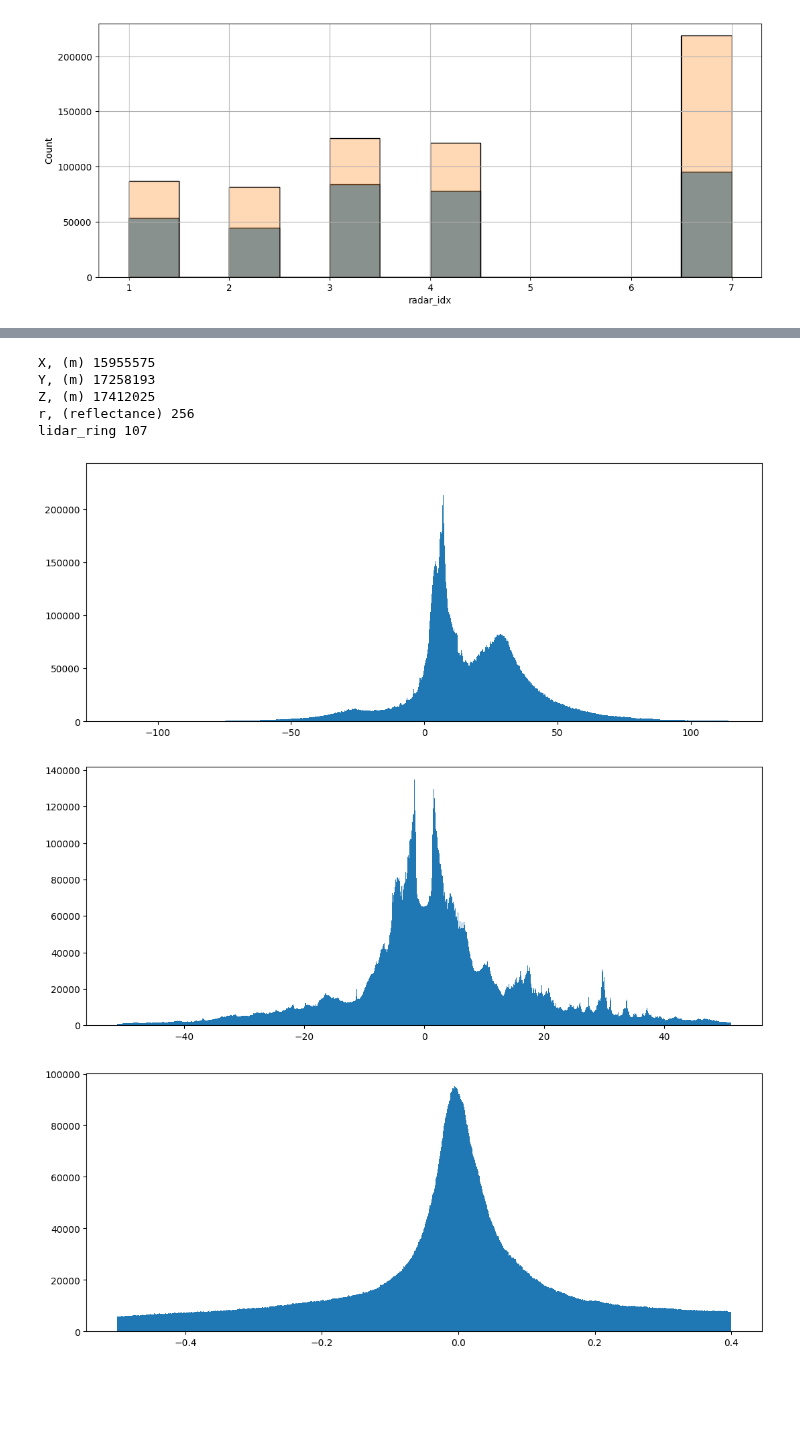
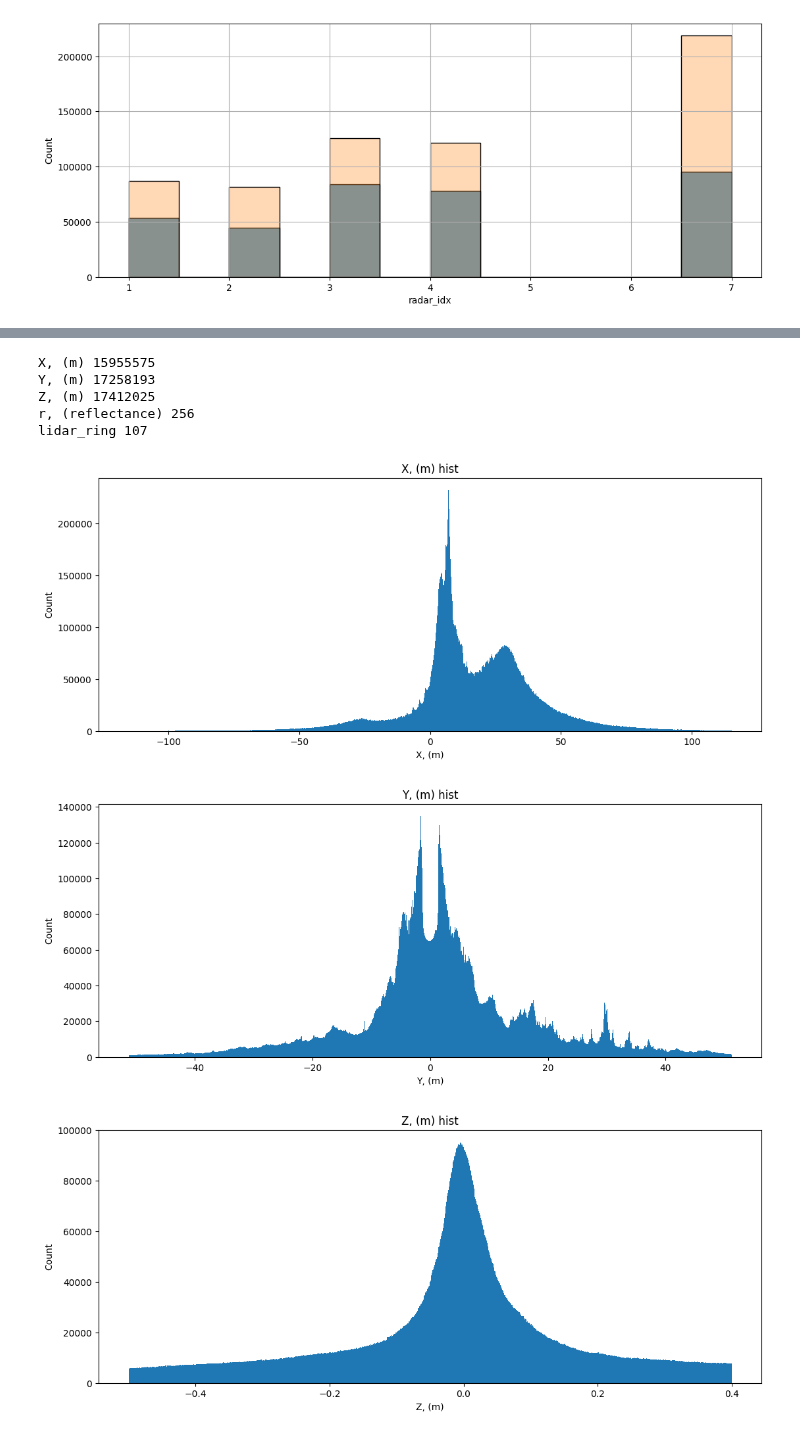
Before and after one commit to ArTiK13/radar_data, a Jupyter notebook: notebooks/radar_features_hist_generator(view).ipynb, the cells around one changed output, grey strips where cells are left out. Drawn from its saved outputs; the diff is of its cells as text; code cells hidden in the pictures; blank space fills up the shorter version.

Commit message:
made lidar hists better

```diff
--- a/notebooks/radar_features_hist_generator(view).ipynb
+++ b/notebooks/radar_features_hist_generator(view).ipynb
@@ -350,15 +350,18 @@ Z, (m) 634434 1
 # %%
 lidar_keys_cnt = {k: Counter(lidar_df[k]) for k in lidar_df.keys()}
 for key, val in lidar_keys_cnt.items():
     print(key, len(val))
     plt.figure(figsize=(13, 5))
     plt.hist(lidar_df[key], bins=min(1000, len(val)))
+    plt.xlabel(key)
+    plt.ylabel("Count")
+    plt.title(f"{key} hist")
 # %% [output]
 X, (m) 15955575
 Y, (m) 17258193
 Z, (m) 17412025
 r, (reflectance) 256
 lidar_ring 107
-[figure, old version]
+[figure, new version]
-[figure, old version]
+[figure, new version]
-[figure, old version]
+[figure, new version]
```
Also changed, not shown: parts of 3 cells of this notebook.
